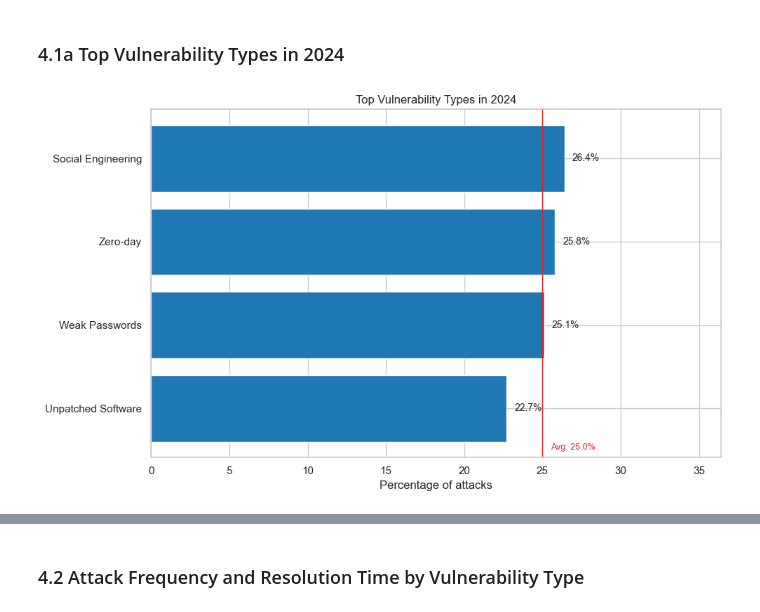
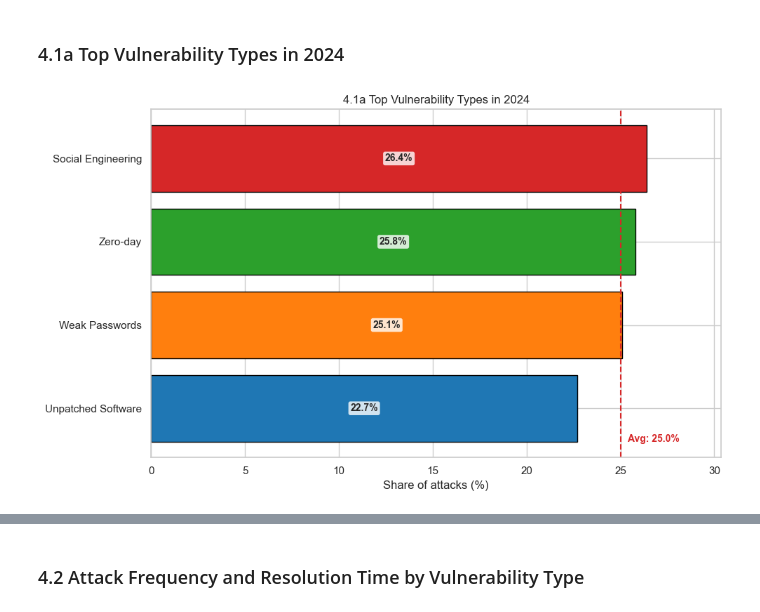
Before and after one commit to dolludaa/Global-Cybersecurity-Threats-2015-2024, a Jupyter notebook: business_analysis.ipynb, the cells around one changed output, grey strips where cells are left out. Saved outputs shown, nothing was run; the diff lists cells and outputs as text; code cells hidden in the pictures.

```diff
--- a/business_analysis.ipynb
+++ b/business_analysis.ipynb
@@ -145,11 +145,10 @@ trend = filtered.groupby(['Year', 'Attack Type']).size().unstack(fill_value=0)
 trend = trend[top_types]
 
 linestyles = ['-', '--', ':']
-fixed_palette = sns.color_palette("tab10", n_colors=6)
 color_map = {
-    'Phishing': fixed_palette[2],
-    'DDoS': fixed_palette[4],
-    'SQL Injection': fixed_palette[1]
+    'Phishing': palette[2],
+    'DDoS': palette[4],
+    'SQL Injection': palette[1]
 }
 
 plt.figure(figsize=(12, 6))
@@ -238,8 +237,6 @@ Use encryption and AI-driven filtering as primary phishing defenses. For DDoS, p
 # %% [markdown]
 ### 1.4 Attack Type Distribution by Industry
 # %%
-palette = sns.color_palette("tab10")
-
 industry = df.groupby(['Target Industry', 'Attack Type']).size().unstack(fill_value=0)
 industry_percent = industry.div(industry.sum(axis=1), axis=0) * 100
 
@@ -854,31 +851,32 @@ Increase investment in password security measures. Maintain strong defenses agai
 # %% [markdown]
 ### 4.1a Top Vulnerability Types in 2024
 # %%
-if 'Vuln Cleaned' not in df.columns:
-    df['Vuln Cleaned'] = df['Security Vulnerability Type']
+vuln_col = 'Vuln Cleaned' if 'Vuln Cleaned' in df.columns else 'Security Vulnerability Type'
 
-year_to_plot = 2024 if 2024 in df['Year'].unique() else int(df['Year'].max())
-v_counts = df[df['Year'] == year_to_plot]['Vuln Cleaned'].value_counts()
-top10 = v_counts.head(10).sort_values(ascending=True)
-perc = (top10 / top10.sum() * 100).round(1)
+year = 2024 if 2024 in df['Year'].unique() else int(df['Year'].max())
+counts = df[df['Year'] == year][vuln_col].value_counts().sort_values(ascending=True)
+perc = (counts / counts.sum() * 100).round(1)
 
-plt.figure(figsize=(10, 6))
-y_pos = np.arange(len(perc.index))
-bars = plt.barh(y_pos, perc.values, color=palette[0])
+colors = [palette[i % len(palette)] for i in range(len(perc))]
+
+plt.figure(figsize=(10,6))
+y = np.arange(len(perc))
+bars = plt.barh(y, perc.values, color=colors, edgecolor='black')
 
 for i, v in enumerate(perc.values):
-    plt.text(v + 0.5, i, f'{v:.1f}%', va='center', fontsize=10)
+    plt.text(v/2, i, f'{v:.1f}%', ha='center', va='center', fontsize=10, fontweight='bold',
+             bbox=dict(facecolor='white', alpha=0.8, edgecolor='none', boxstyle='round,pad=0.2'))
 
-plt.yticks(y_pos, perc.index)
-plt.xlabel('Percentage of attacks')
-plt.title(f'Top Vulnerability Types in {year_to_plot}')
-plt.xlim(0, max(perc.values) + 10)
+plt.yticks(y, perc.index)
+plt.xlabel('Share of attacks (%)')
+plt.title(f'4.1a Top Vulnerability Types in {year}')
 
 mean_val = perc.values.mean()
-plt.axvline(mean_val, color=palette[3], linewidth=1)
-plt.text(mean_val + 0.5, -0.5, f'Avg: {mean_val:.1f}%', color=palette[3], fontsize=9)
+plt.axvline(mean_val, color=palette[3], linewidth=1.5, linestyle='--')
+plt.text(mean_val+0.4, -0.4, f'Avg: {mean_val:.1f}%', color=palette[3], fontsize=10, fontweight='bold')
 
+plt.xlim(0, max(perc.values)*1.15)
 plt.tight_layout()
 plt.show()
 # %% [output]
-[figure, old version]
+[figure, new version]
```
Also changed, not shown: parts of 29 cells of this notebook.
